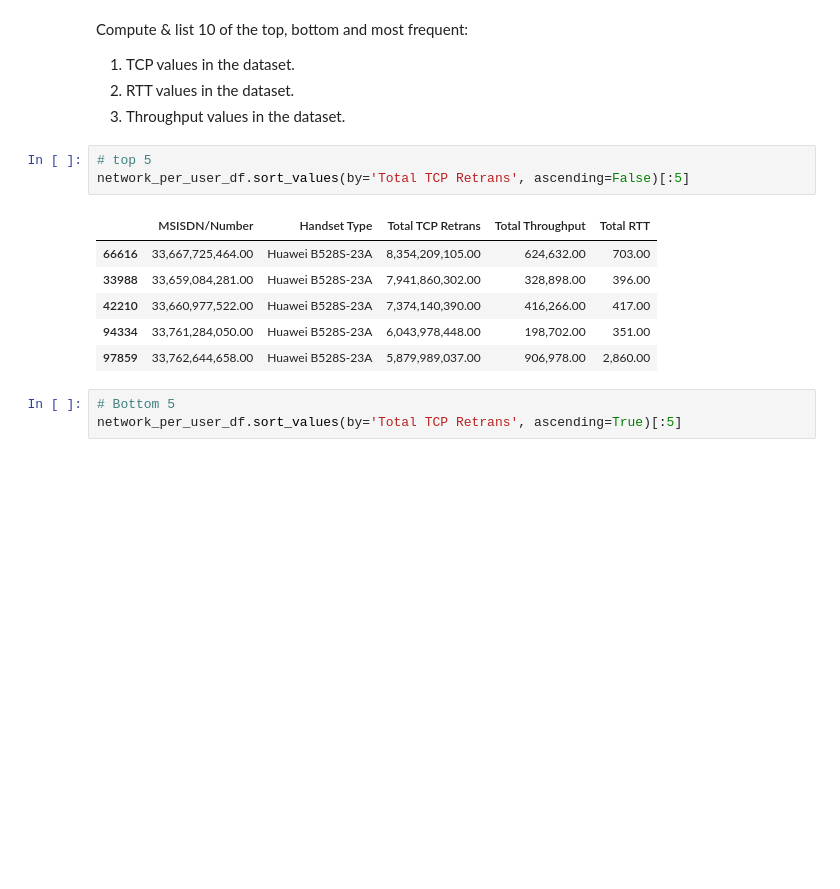
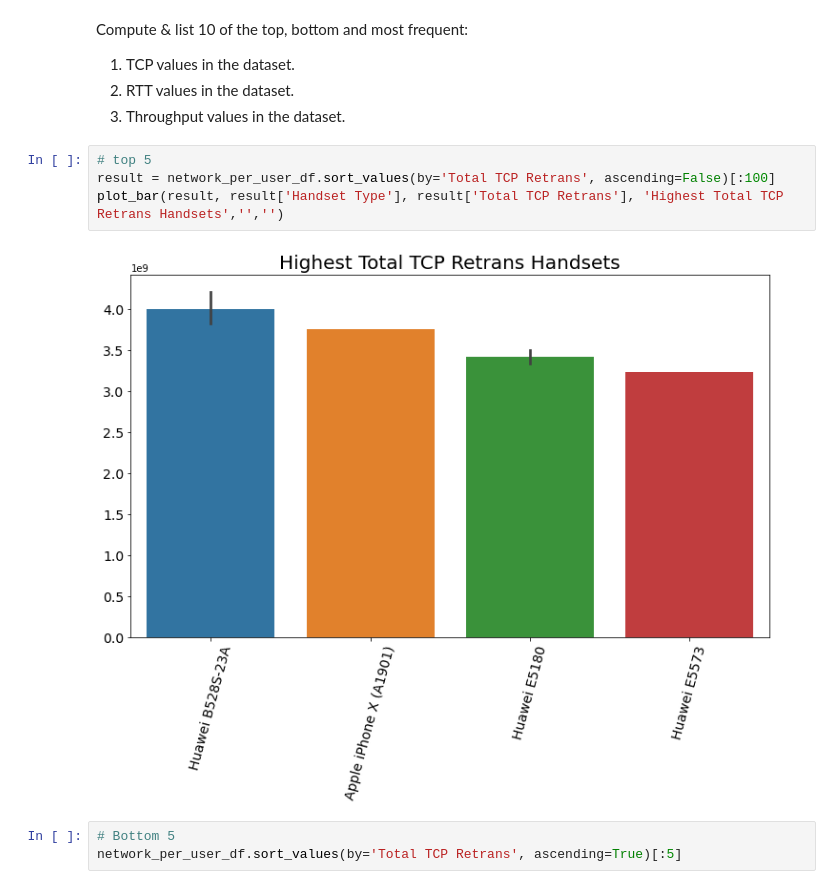
Before and after one commit to NatnaelSisay/Telecom_data_Analysis, a Jupyter notebook: notebooks/telecom.ipynb, the cells around one changed output. Cells and saved outputs as stored; diff of their text form; blank space fills up the shorter version.

```diff
--- a/notebooks/telecom.ipynb
+++ b/notebooks/telecom.ipynb
@@ -959,14 +959,10 @@ Compute & list 10 of the top, bottom and most frequent:
 3. Throughput values in the dataset.
 # %%
 # top 5
-network_per_user_df.sort_values(by='Total TCP Retrans', ascending=False)[:5]
+result = network_per_user_df.sort_values(by='Total TCP Retrans', ascending=False)[:100]
+plot_bar(result, result['Handset Type'], result['Total TCP Retrans'], 'Highest Total TCP Retrans Handsets','','')
 # %% [output]
-|  | MSISDN/Number | Handset Type | Total TCP Retrans | Total Throughput | Total RTT |
-| 66616 | 33,667,725,464.00 | Huawei B528S-23A | 8,354,209,105.00 | 624,632.00 | 703.00 |
-| 33988 | 33,659,084,281.00 | Huawei B528S-23A | 7,941,860,302.00 | 328,898.00 | 396.00 |
-| 42210 | 33,660,977,522.00 | Huawei B528S-23A | 7,374,140,390.00 | 416,266.00 | 417.00 |
-| 94334 | 33,761,284,050.00 | Huawei B528S-23A | 6,043,978,448.00 | 198,702.00 | 351.00 |
-| 97859 | 33,762,644,658.00 | Huawei B528S-23A | 5,879,989,037.00 | 906,978.00 | 2,860.00 |
+[figure, added]
 # %%
 # Bottom 5
 network_per_user_df.sort_values(by='Total TCP Retrans', ascending=True)[:5]
```
Also changed, not shown: parts of 58 cells of this notebook.
